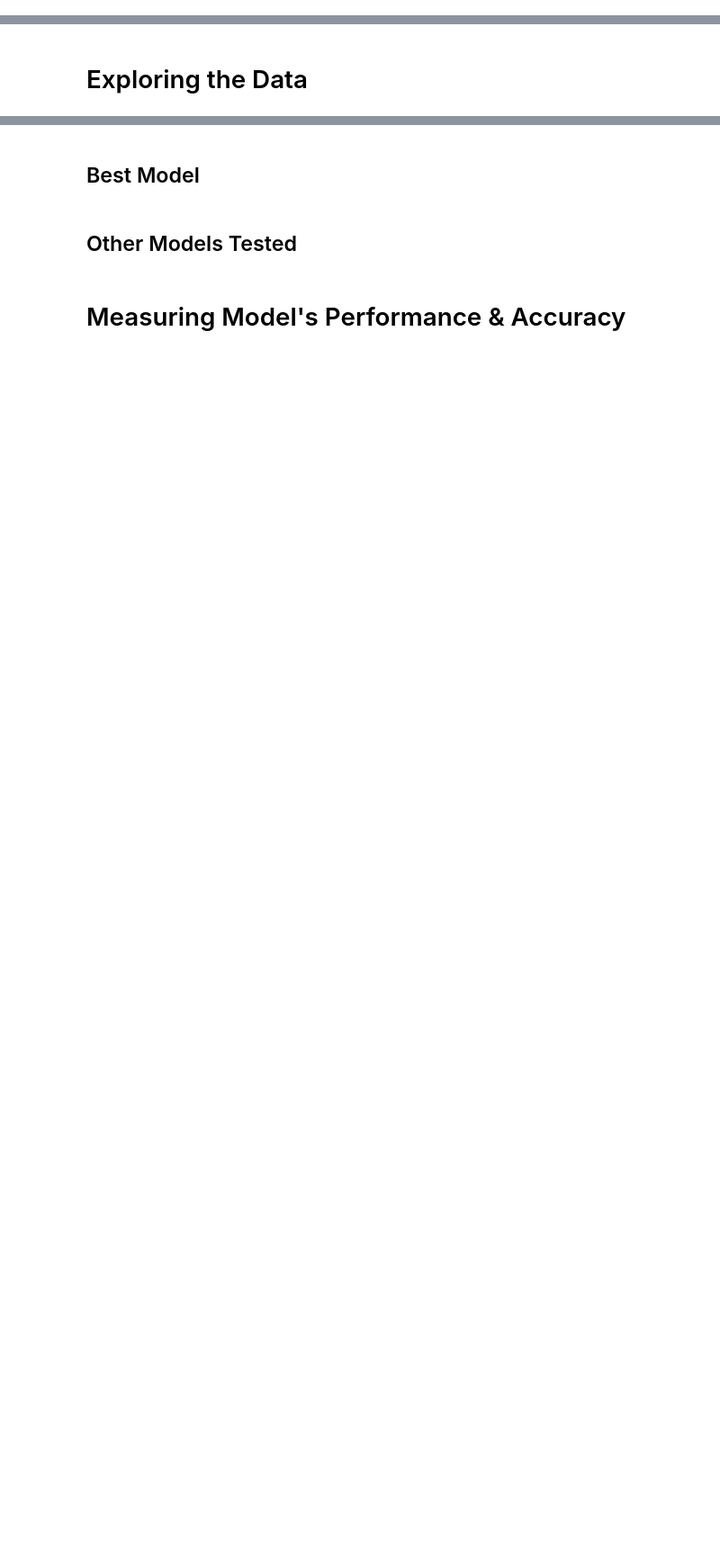
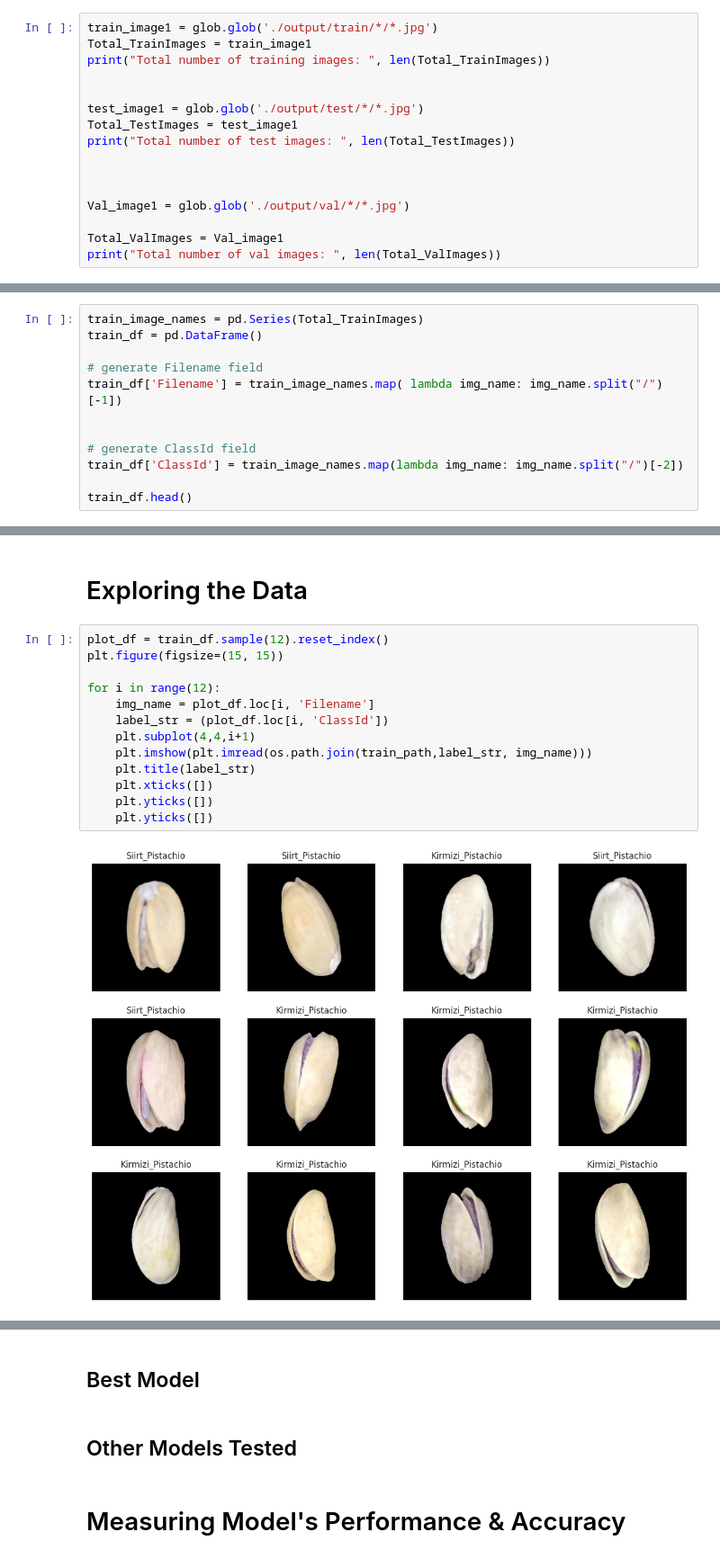
Before and after one commit to bryancrigger/IST691-Deep-Learning-in-Practice, a Jupyter notebook: Project/Pistachio Classification Project.ipynb, the cells around one changed output, grey strips where cells are left out. Shown at 90% size. Saved outputs shown, nothing was run; the diff lists cells and outputs as text; blank space fills up the shorter version.

```diff
--- a/Project/Pistachio Classification Project.ipynb
+++ b/Project/Pistachio Classification Project.ipynb
@@ -58,0 +199,16 @@ pistachio_data.head()
+# %%
+train_image1 = glob.glob('./output/train/*/*.jpg')
+Total_TrainImages = train_image1
+print("Total number of training images: ", len(Total_TrainImages))
+
+
+test_image1 = glob.glob('./output/test/*/*.jpg')
+Total_TestImages = test_image1
+print("Total number of test images: ", len(Total_TestImages))
+
+
+
+Val_image1 = glob.glob('./output/val/*/*.jpg')
+
+Total_ValImages = Val_image1
+print("Total number of val images: ", len(Total_ValImages))
@@ -58,0 +219,12 @@ pistachio_data.head()
+# %%
+train_image_names = pd.Series(Total_TrainImages)
+train_df = pd.DataFrame()
+
+# generate Filename field
+train_df['Filename'] = train_image_names.map( lambda img_name: img_name.split("/")[-1])
+
+
+# generate ClassId field
+train_df['ClassId'] = train_image_names.map(lambda img_name: img_name.split("/")[-2])
+
+train_df.head()
@@ -59,2 +271,17 @@ pistachio_data.head()
 # %% [markdown]
 # Exploring the Data
+# %%
+plot_df = train_df.sample(12).reset_index()
+plt.figure(figsize=(15, 15))
+
+for i in range(12):
+    img_name = plot_df.loc[i, 'Filename']
+    label_str = (plot_df.loc[i, 'ClassId'])
+    plt.subplot(4,4,i+1)
+    plt.imshow(plt.imread(os.path.join(train_path,label_str, img_name)))
+    plt.title(label_str)
+    plt.xticks([])
+    plt.yticks([])
+    plt.yticks([])
+# %% [output]
+[figure, added]
```
Also changed, not shown: parts of 45 cells of this notebook, 7 other files.
